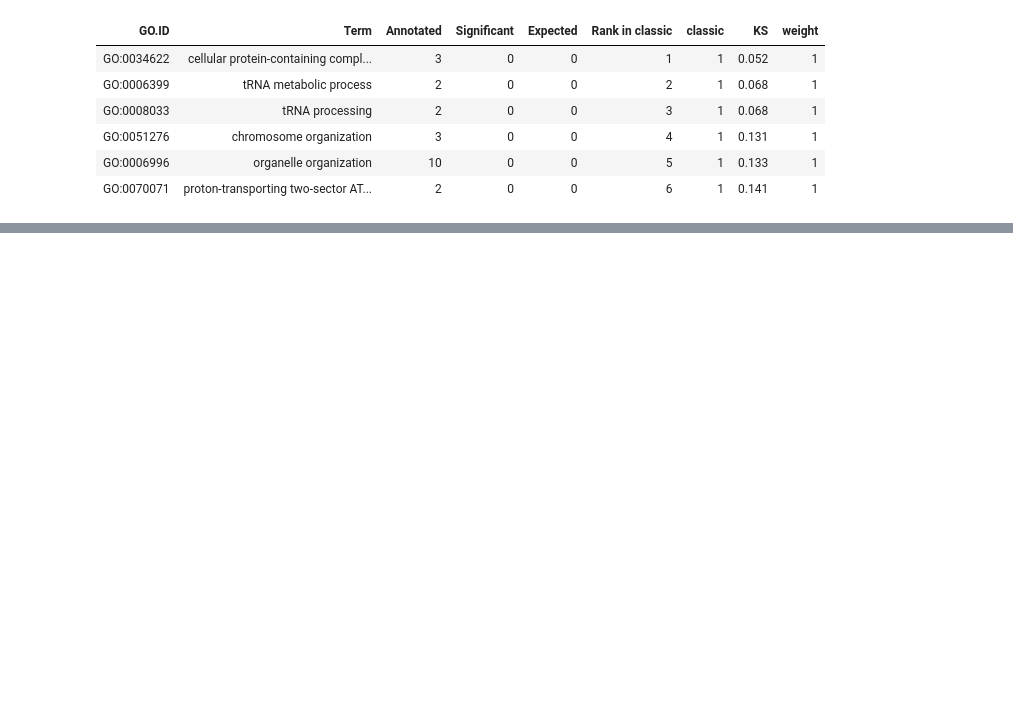
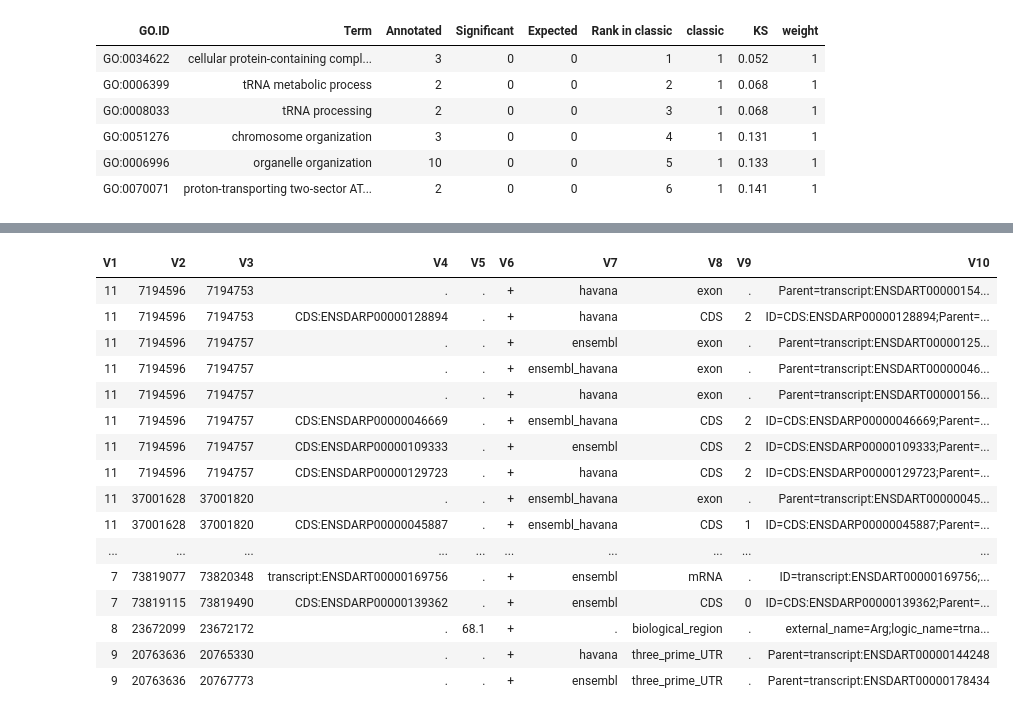
Before and after one commit to katcatalano/ClownfishGWAS, a Jupyter notebook: notebooks/plot_pcangsd_assoc.ipynb, the cells around one changed output, grey strips where cells are left out. Saved outputs shown, nothing was run; the diff lists cells and outputs as text; code cells hidden in the pictures; blank space fills up the shorter version.

Commit message:
finished with enrichment and now making tables for results

```diff
--- a/notebooks/plot_pcangsd_assoc.ipynb
+++ b/notebooks/plot_pcangsd_assoc.ipynb
@@ -719,0 +848,22 @@ fwrite(allRes, "/data/katrinac/APPC_sequencing/DNA/trimmed_reads/mapping/ensembl
+# %%
+zebra_sl <- fread("/data/katrinac/APPC_sequencing/DNA/trimmed_reads/mapping/ensembl/genotypes/angsd/results/sl_blast_results_candidates_3kbp_zebra.bed")
+# %%
+zebra_sl
+# %% [output]
+| V1 | V2 | V3 | V4 | V5 | V6 | V7 | V8 | V9 | V10 |
+| 11 | 7194596 | 7194753 | . | . | + | havana | exon | . | Parent=transcript:ENSDART00000154... |
+| 11 | 7194596 | 7194753 | CDS:ENSDARP00000128894 | . | + | havana | CDS | 2 | ID=CDS:ENSDARP00000128894;Parent=... |
+| 11 | 7194596 | 7194757 | . | . | + | ensembl | exon | . | Parent=transcript:ENSDART00000125... |
+| 11 | 7194596 | 7194757 | . | . | + | ensembl_havana | exon | . | Parent=transcript:ENSDART00000046... |
+| 11 | 7194596 | 7194757 | . | . | + | havana | exon | . | Parent=transcript:ENSDART00000156... |
+| 11 | 7194596 | 7194757 | CDS:ENSDARP00000046669 | . | + | ensembl_havana | CDS | 2 | ID=CDS:ENSDARP00000046669;Parent=... |
+| 11 | 7194596 | 7194757 | CDS:ENSDARP00000109333 | . | + | ensembl | CDS | 2 | ID=CDS:ENSDARP00000109333;Parent=... |
+| 11 | 7194596 | 7194757 | CDS:ENSDARP00000129723 | . | + | havana | CDS | 2 | ID=CDS:ENSDARP00000129723;Parent=... |
+| 11 | 37001628 | 37001820 | . | . | + | ensembl_havana | exon | . | Parent=transcript:ENSDART00000045... |
+| 11 | 37001628 | 37001820 | CDS:ENSDARP00000045887 | . | + | ensembl_havana | CDS | 1 | ID=CDS:ENSDARP00000045887;Parent=... |
+| ... | ... | ... | ... | ... | ... | ... | ... | ... | ... |
+| 7 | 73819077 | 73820348 | transcript:ENSDART00000169756 | . | + | ensembl | mRNA | . | ID=transcript:ENSDART00000169756;... |
+| 7 | 73819115 | 73819490 | CDS:ENSDARP00000139362 | . | + | ensembl | CDS | 0 | ID=CDS:ENSDARP00000139362;Parent=... |
+| 8 | 23672099 | 23672172 | . | 68.1 | + | . | biological_region | . | external_name=Arg;logic_name=trna... |
+| 9 | 20763636 | 20765330 | . | . | + | havana | three_prime_UTR | . | Parent=transcript:ENSDART00000144248 |
+| 9 | 20763636 | 20767773 | . | . | + | ensembl | three_prime_UTR | . | Parent=transcript:ENSDART00000178434 |
```
Also changed, not shown: parts of 48 cells of this notebook.
